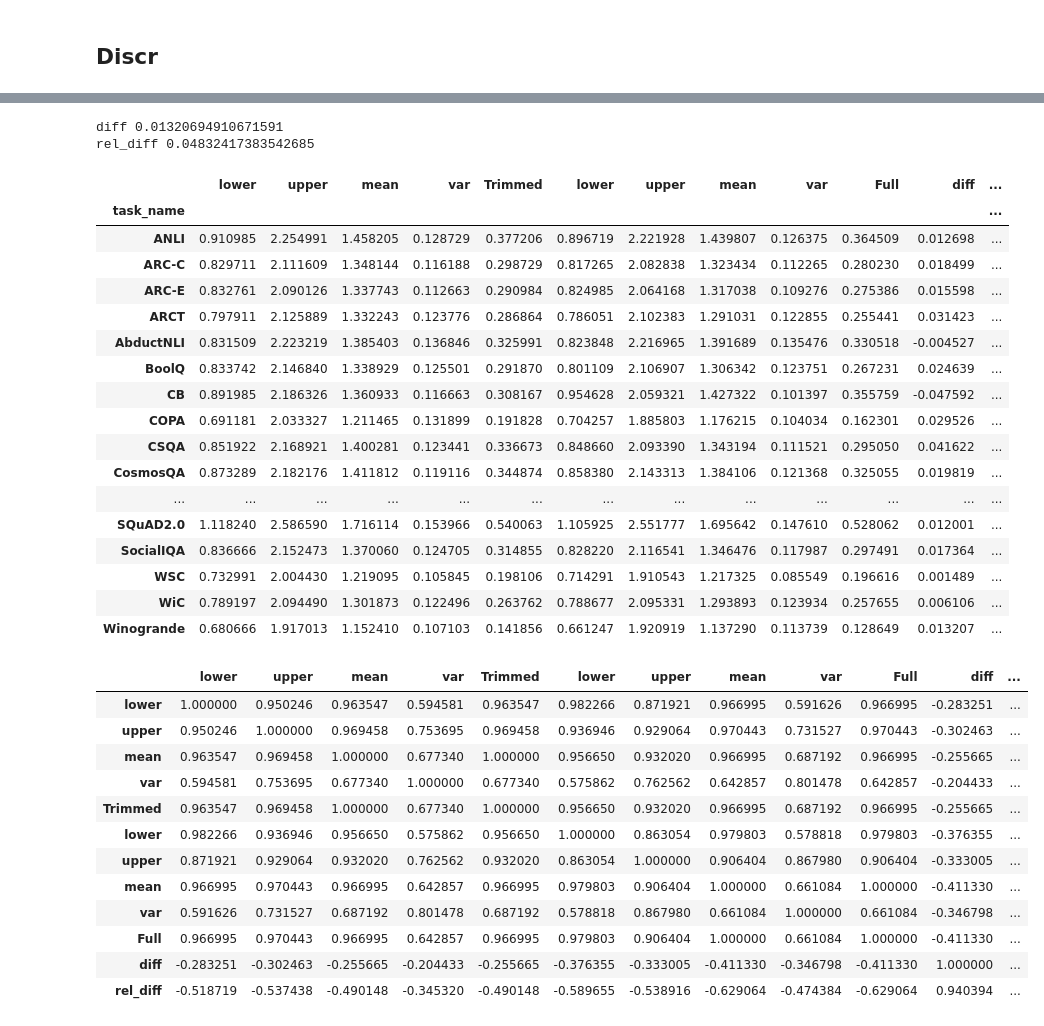
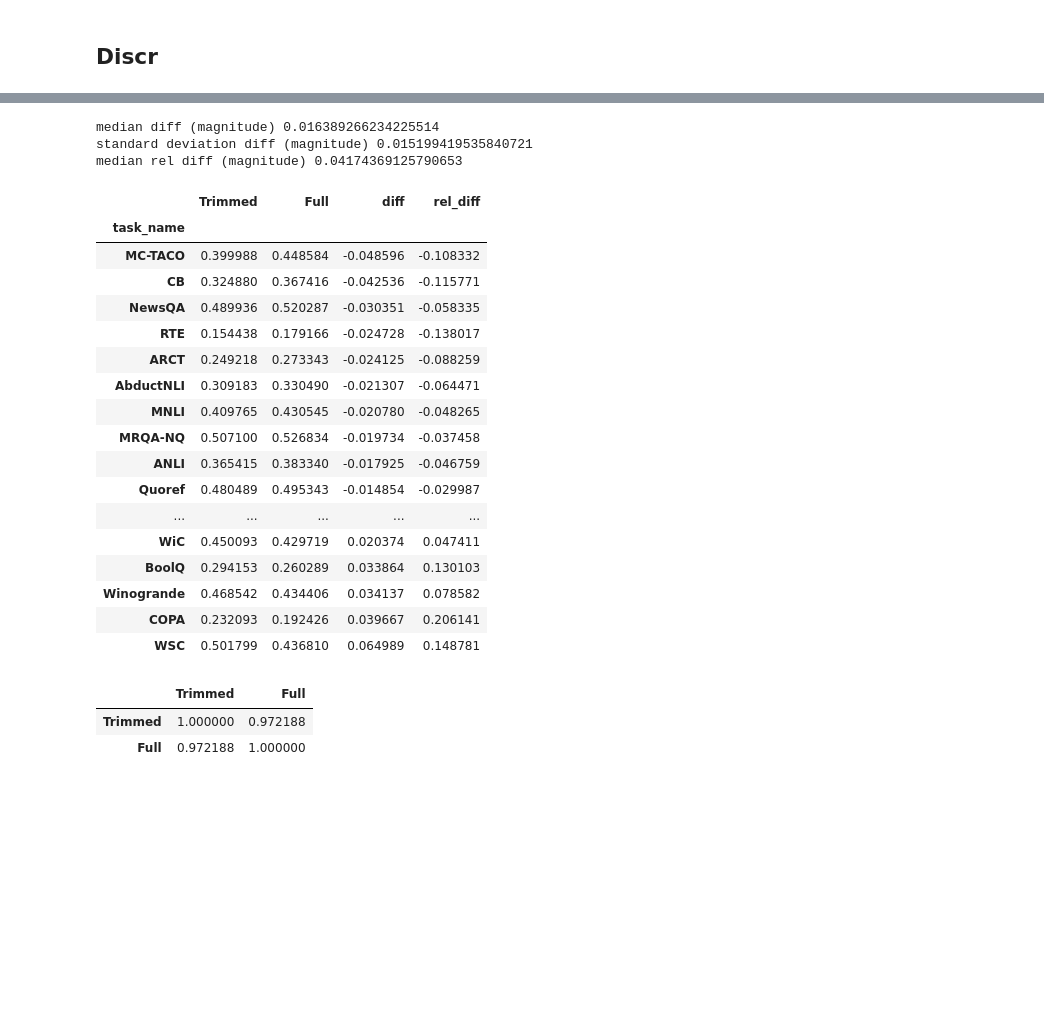
Before and after one commit to nyu-mll/nlu-test-sets, a Jupyter notebook: irt_scripts/trimmed_item_comparison.ipynb, the cells around one changed output, grey strips where cells are left out. Cells and saved outputs as stored; diff of their text form; code cells hidden in the pictures; blank space fills up the shorter version.

```diff
--- a/irt_scripts/trimmed_item_comparison.ipynb
+++ b/irt_scripts/trimmed_item_comparison.ipynb
@@ -805,45 +828,37 @@ combined_a = pd.concat([trimmed, full], axis=1)
 combined_a['diff'] = combined_a['Trimmed'] - combined_a['Full']
 combined_a['rel_diff'] = (combined_a['Trimmed'] - combined_a['Full'])/combined_a['Full']
 
-print('diff', combined_a['diff'].median())
-print('rel_diff', combined_a['rel_diff'].median())
+print('median diff (magnitude)', combined_a['diff'].abs().median())
+print('standard deviation diff (magnitude)', combined_a['diff'].abs().std())
+print('median rel diff (magnitude)', combined_a['rel_diff'].abs().median())
 # %% [output]
-diff 0.01320694910671591
-rel_diff 0.04832417383542685
+median diff (magnitude) 0.016389266234225514
+standard deviation diff (magnitude) 0.015199419535840721
+median rel diff (magnitude) 0.04174369125790653
-# %%
-combined_a
-# %% [output]
-|  | lower | upper | mean | var | Trimmed | lower | upper | mean | var | Full | diff | ... |
-| task_name |  |  |  |  |  |  |  |  |  |  |  | ... |
-| ANLI | 0.910985 | 2.254991 | 1.458205 | 0.128729 | 0.377206 | 0.896719 | 2.221928 | 1.439807 | 0.126375 | 0.364509 | 0.012698 | ... |
-| ARC-C | 0.829711 | 2.111609 | 1.348144 | 0.116188 | 0.298729 | 0.817265 | 2.082838 | 1.323434 | 0.112265 | 0.280230 | 0.018499 | ... |
-| ARC-E | 0.832761 | 2.090126 | 1.337743 | 0.112663 | 0.290984 | 0.824985 | 2.064168 | 1.317038 | 0.109276 | 0.275386 | 0.015598 | ... |
-| ARCT | 0.797911 | 2.125889 | 1.332243 | 0.123776 | 0.286864 | 0.786051 | 2.102383 | 1.291031 | 0.122855 | 0.255441 | 0.031423 | ... |
-| AbductNLI | 0.831509 | 2.223219 | 1.385403 | 0.136846 | 0.325991 | 0.823848 | 2.216965 | 1.391689 | 0.135476 | 0.330518 | -0.004527 | ... |
-| BoolQ | 0.833742 | 2.146840 | 1.338929 | 0.125501 | 0.291870 | 0.801109 | 2.106907 | 1.306342 | 0.123751 | 0.267231 | 0.024639 | ... |
-| CB | 0.891985 | 2.186326 | 1.360933 | 0.116663 | 0.308167 | 0.954628 | 2.059321 | 1.427322 | 0.101397 | 0.355759 | -0.047592 | ... |
-| COPA | 0.691181 | 2.033327 | 1.211465 | 0.131899 | 0.191828 | 0.704257 | 1.885803 | 1.176215 | 0.104034 | 0.162301 | 0.029526 | ... |
-| CSQA | 0.851922 | 2.168921 | 1.400281 | 0.123441 | 0.336673 | 0.848660 | 2.093390 | 1.343194 | 0.111521 | 0.295050 | 0.041622 | ... |
-| CosmosQA | 0.873289 | 2.182176 | 1.411812 | 0.119116 | 0.344874 | 0.858380 | 2.143313 | 1.384106 | 0.121368 | 0.325055 | 0.019819 | ... |
-| ... | ... | ... | ... | ... | ... | ... | ... | ... | ... | ... | ... | ... |
-| SQuAD2.0 | 1.118240 | 2.586590 | 1.716114 | 0.153966 | 0.540063 | 1.105925 | 2.551777 | 1.695642 | 0.147610 | 0.528062 | 0.012001 | ... |
-| SocialIQA | 0.836666 | 2.152473 | 1.370060 | 0.124705 | 0.314855 | 0.828220 | 2.116541 | 1.346476 | 0.117987 | 0.297491 | 0.017364 | ... |
-| WSC | 0.732991 | 2.004430 | 1.219095 | 0.105845 | 0.198106 | 0.714291 | 1.910543 | 1.217325 | 0.085549 | 0.196616 | 0.001489 | ... |
-| WiC | 0.789197 | 2.094490 | 1.301873 | 0.122496 | 0.263762 | 0.788677 | 2.095331 | 1.293893 | 0.123934 | 0.257655 | 0.006106 | ... |
-| Winogrande | 0.680666 | 1.917013 | 1.152410 | 0.107103 | 0.141856 | 0.661247 | 1.920919 | 1.137290 | 0.113739 | 0.128649 | 0.013207 | ... |
+# %%
+combined_a.loc[:,['Trimmed', 'Full', 'diff', 'rel_diff']].sort_values(by='diff')
+# %% [output]
+|  | Trimmed | Full | diff | rel_diff |
+| task_name |  |  |  |  |
+| MC-TACO | 0.399988 | 0.448584 | -0.048596 | -0.108332 |
+| CB | 0.324880 | 0.367416 | -0.042536 | -0.115771 |
+| NewsQA | 0.489936 | 0.520287 | -0.030351 | -0.058335 |
+| RTE | 0.154438 | 0.179166 | -0.024728 | -0.138017 |
+| ARCT | 0.249218 | 0.273343 | -0.024125 | -0.088259 |
+| AbductNLI | 0.309183 | 0.330490 | -0.021307 | -0.064471 |
+| MNLI | 0.409765 | 0.430545 | -0.020780 | -0.048265 |
+| MRQA-NQ | 0.507100 | 0.526834 | -0.019734 | -0.037458 |
+| ANLI | 0.365415 | 0.383340 | -0.017925 | -0.046759 |
+| Quoref | 0.480489 | 0.495343 | -0.014854 | -0.029987 |
+| ... | ... | ... | ... | ... |
+| WiC | 0.450093 | 0.429719 | 0.020374 | 0.047411 |
+| BoolQ | 0.294153 | 0.260289 | 0.033864 | 0.130103 |
+| Winogrande | 0.468542 | 0.434406 | 0.034137 | 0.078582 |
+| COPA | 0.232093 | 0.192426 | 0.039667 | 0.206141 |
+| WSC | 0.501799 | 0.436810 | 0.064989 | 0.148781 |
 # %%
-combined_a.corr(method='spearman')
+combined_a.loc[:,['Trimmed', 'Full']].corr(method='pearson')
 # %% [output]
-|  | lower | upper | mean | var | Trimmed | lower | upper | mean | var | Full | diff | ... |
-| lower | 1.000000 | 0.950246 | 0.963547 | 0.594581 | 0.963547 | 0.982266 | 0.871921 | 0.966995 | 0.591626 | 0.966995 | -0.283251 | ... |
-| upper | 0.950246 | 1.000000 | 0.969458 | 0.753695 | 0.969458 | 0.936946 | 0.929064 | 0.970443 | 0.731527 | 0.970443 | -0.302463 | ... |
-| mean | 0.963547 | 0.969458 | 1.000000 | 0.677340 | 1.000000 | 0.956650 | 0.932020 | 0.966995 | 0.687192 | 0.966995 | -0.255665 | ... |
-| var | 0.594581 | 0.753695 | 0.677340 | 1.000000 | 0.677340 | 0.575862 | 0.762562 | 0.642857 | 0.801478 | 0.642857 | -0.204433 | ... |
-| Trimmed | 0.963547 | 0.969458 | 1.000000 | 0.677340 | 1.000000 | 0.956650 | 0.932020 | 0.966995 | 0.687192 | 0.966995 | -0.255665 | ... |
-| lower | 0.982266 | 0.936946 | 0.956650 | 0.575862 | 0.956650 | 1.000000 | 0.863054 | 0.979803 | 0.578818 | 0.979803 | -0.376355 | ... |
-| upper | 0.871921 | 0.929064 | 0.932020 | 0.762562 | 0.932020 | 0.863054 | 1.000000 | 0.906404 | 0.867980 | 0.906404 | -0.333005 | ... |
-| mean | 0.966995 | 0.970443 | 0.966995 | 0.642857 | 0.966995 | 0.979803 | 0.906404 | 1.000000 | 0.661084 | 1.000000 | -0.411330 | ... |
-| var | 0.591626 | 0.731527 | 0.687192 | 0.801478 | 0.687192 | 0.578818 | 0.867980 | 0.661084 | 1.000000 | 0.661084 | -0.346798 | ... |
-| Full | 0.966995 | 0.970443 | 0.966995 | 0.642857 | 0.966995 | 0.979803 | 0.906404 | 1.000000 | 0.661084 | 1.000000 | -0.411330 | ... |
-| diff | -0.283251 | -0.302463 | -0.255665 | -0.204433 | -0.255665 | -0.376355 | -0.333005 | -0.411330 | -0.346798 | -0.411330 | 1.000000 | ... |
-| rel_diff | -0.518719 | -0.537438 | -0.490148 | -0.345320 | -0.490148 | -0.589655 | -0.538916 | -0.629064 | -0.474384 | -0.629064 | 0.940394 | ... |
+|  | Trimmed | Full |
+| Trimmed | 1.000000 | 0.972188 |
+| Full | 0.972188 | 1.000000 |
```
Also changed, not shown: parts of 19 cells of this notebook, 9 other files.
